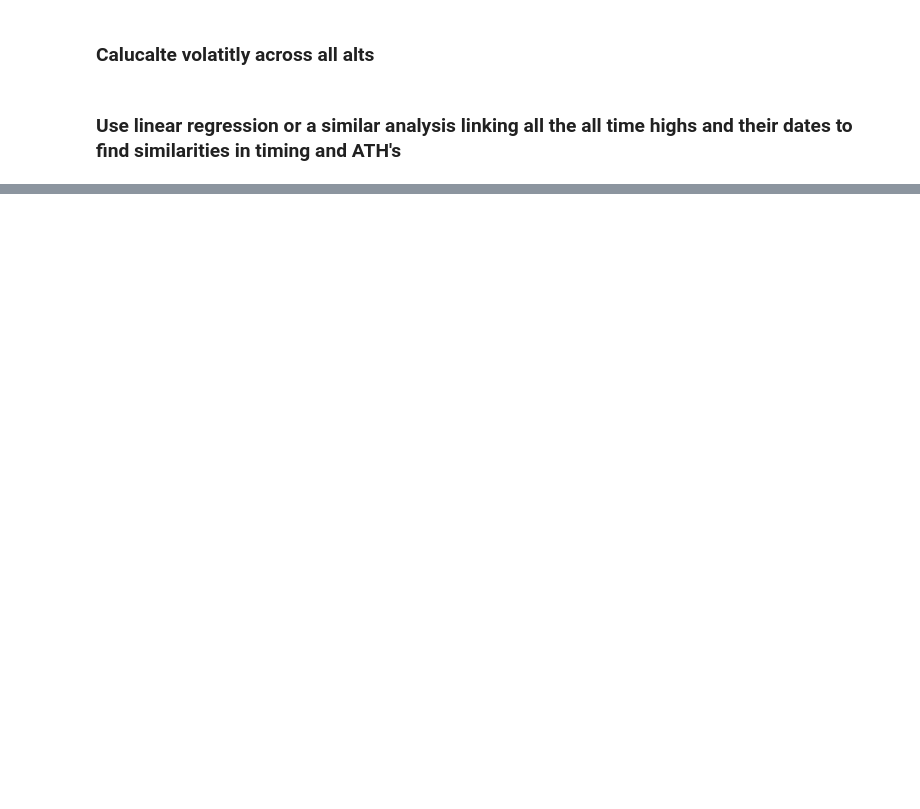
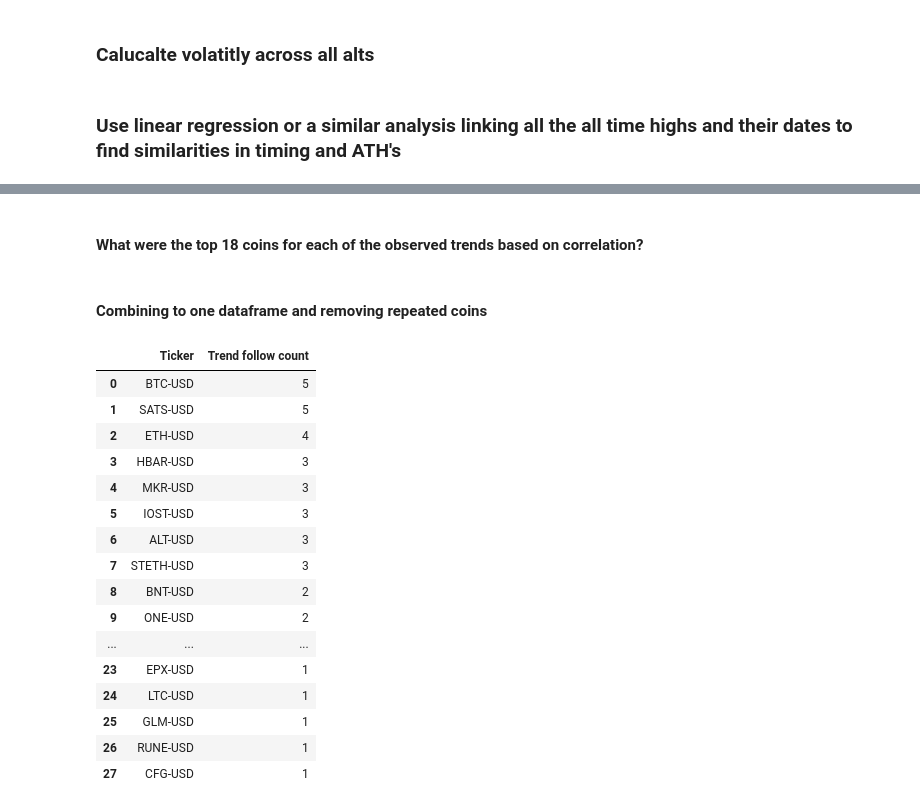
Before and after one commit to Gino-Petrosian/Cryptocurrency-cyclic-Correlation-with-Bitcoin, a Jupyter notebook: FreeformAnalysis.ipynb, the cells around one changed output, grey strips where cells are left out. Drawn from its saved outputs; the diff is of its cells as text; code cells hidden in the pictures; blank space fills up the shorter version.

```diff
--- a/FreeformAnalysis.ipynb
+++ b/FreeformAnalysis.ipynb
@@ -1273,0 +797,6 @@ ath_df
+# %%
+since_17_top_to_today = corr_w_btc(crypto_pairs = binanceUS_cryptoUSDT_pairs, start_date = '2017-12-17', end_date = datetime.now(),
+    interval = '1d',
+    visualize= False,
+    correlation_threshold= 0.80
+)
@@ -1273,0 +857,60 @@ ath_df
+# %% [markdown]
+#### What were the top 18 coins for each of the observed trends based on correlation?
+# %%
+first_18_bull_run_20_to_top = bull_run_20_to_top['Ticker'].head(18)
+first_18_bull_run_20_top_to_low = bull_run_20_top_to_low['Ticker'].head(18)
+first_18_consolidation_22_start_to_breakout = consolidation_22_start_to_breakout['Ticker'].head(18)
+first_18_consolidation_breakout_23_to_ATH = consolidation_breakout_23_to_ATH['Ticker'].head(18)
+first_18_since_17_top_to_today = since_17_top_to_today['Ticker'].head(18)
+
+# Concatenate these series side-by-side into a new DataFrame
+first_18 = pd.concat([first_18_bull_run_20_to_top.reset_index(drop=True),
+                      first_18_bull_run_20_top_to_low.reset_index(drop=True),
+                      first_18_consolidation_22_start_to_breakout.reset_index(drop=True),
+                      first_18_consolidation_breakout_23_to_ATH.reset_index(drop=True),
+                      first_18_since_17_top_to_today.reset_index(drop=True)], axis=1)
+
+# Rename columns for clarity
+first_18.columns = ['bull_run_20_to_top', 'bull_run_20_top_to_low', 'consolidation_22_start_to_breakout', 'consolidation_breakout_23_to_ATH', 'since_17_top_to_today']
+# %% [markdown]
+#### Combining to one dataframe and removing repeated coins
+# %%
+# Create a dictionary to hold the count of each ticker
+ticker_counts = {}
+
+# Flatten the DataFrame into one list of tickers
+all_tickers = first_18.values.flatten()
+
+# Iterate through each element in the DataFrame and count occurrences
+for ticker in all_tickers:
+    if str(ticker) != 'nan':  # Check if the ticker is not NaN
+        if ticker in ticker_counts:
+            ticker_counts[ticker] += 1
+        else:
+            ticker_counts[ticker] = 1
+
+# Convert the dictionary to a DataFrame
+ticker_count_df = pd.DataFrame(list(ticker_counts.items()), columns=['Ticker', 'Trend follow count'])
+
+# Sort the DataFrame based on the 'Count' column to see the most common tickers
+ticker_count_df = ticker_count_df.sort_values(by='Trend follow count', ascending=False).reset_index(drop=True)
+
+ticker_count_df.head(28)
+# %% [output]
+|  | Ticker | Trend follow count |
+| 0 | BTC-USD | 5 |
+| 1 | SATS-USD | 5 |
+| 2 | ETH-USD | 4 |
+| 3 | HBAR-USD | 3 |
+| 4 | MKR-USD | 3 |
+| 5 | IOST-USD | 3 |
+| 6 | ALT-USD | 3 |
+| 7 | STETH-USD | 3 |
+| 8 | BNT-USD | 2 |
+| 9 | ONE-USD | 2 |
+| ... | ... | ... |
+| 23 | EPX-USD | 1 |
+| 24 | LTC-USD | 1 |
+| 25 | GLM-USD | 1 |
+| 26 | RUNE-USD | 1 |
+| 27 | CFG-USD | 1 |
```
Also changed, not shown: parts of 68 cells of this notebook.
